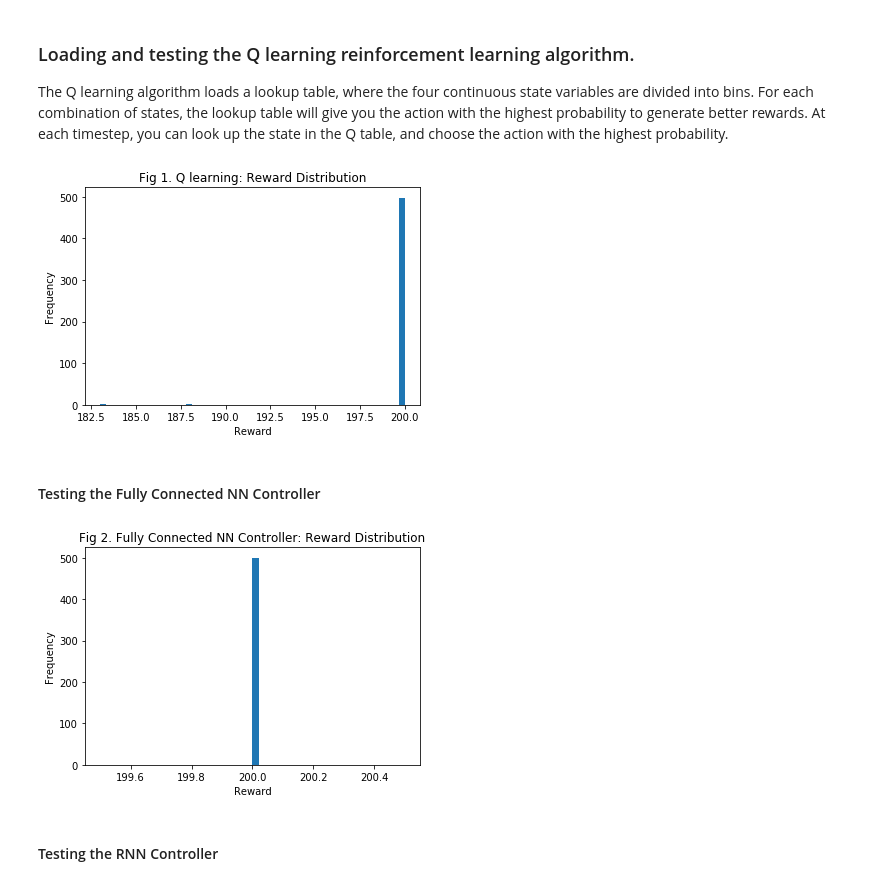
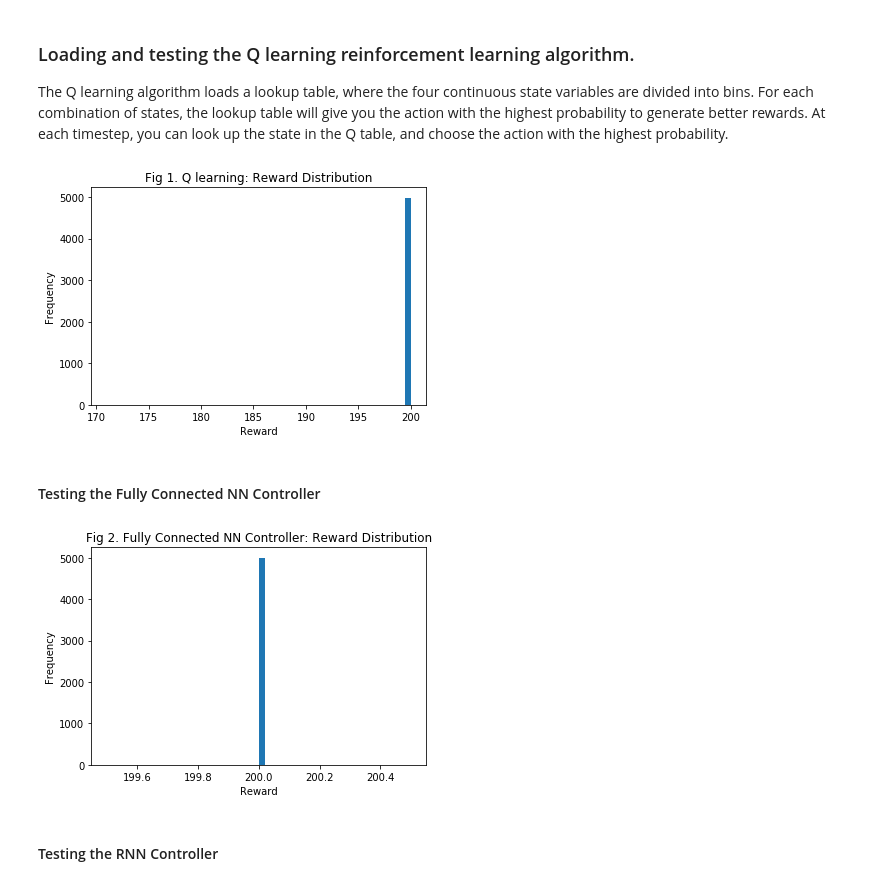
Before and after one commit to LillyYu2019/MIE1516_NN_for_Controls, a Jupyter notebook: Final Report - Controller Training.ipynb, the cells around one changed output. Cells and saved outputs as stored; diff of their text form; code cells hidden in the pictures.

```diff
--- a/Final Report - Controller Training.ipynb
+++ b/Final Report - Controller Training.ipynb
@@ -713,28 +749,28 @@ The Q learning algorithm loads a lookup table, where the four continuous state v
 # %%
 #Load Q learning table from the saved models
 bins=create_bins()
 expert_Q_open = open('Models/expert_Q', 'rb')
 expert_Q=pickle.load(expert_Q_open)
 
-TotalReward, pole_ang_MSE, car_pos_MSE,runtime=play_policy_Q(bins,expert_Q,N=500,render=False)
+TotalReward, pole_ang_MSE, car_pos_MSE,runtime=play_policy_Q(bins,expert_Q,N=5000,render=False)
 plot_performance(TotalReward,"Fig 1. Q learning")
 pole_ang.append(pole_ang_MSE)
 car_pos.append(car_pos_MSE)
 num_para.append(len(expert_Q))
 runtimes.append(runtime)
 # %% [output]
-[figure, old version]
+[figure, new version]
 # %% [markdown]
 #### Testing the Fully Connected NN Controller
 # %%
-TotalReward, pole_ang_MSE, car_pos_MSE,runtime = play_policy(model_controller_FC,normalizer,N=500,hidden_on=False)
+TotalReward, pole_ang_MSE, car_pos_MSE,runtime = play_policy(model_controller_FC,normalizer,N=5000,hidden_on=False)
 plot_performance(TotalReward,"Fig 2. Fully Connected NN Controller")
 pole_ang.append(pole_ang_MSE)
 car_pos.append(car_pos_MSE)
 num_para.append(sum(p.numel() for p in model_controller_FC.parameters()))
 runtimes.append(runtime)
 # %% [output]
-[figure, old version]
+[figure, new version]
 # %% [markdown]
 #### Testing the RNN Controller
 # %%
```
Also changed, not shown: parts of 19 cells of this notebook.
